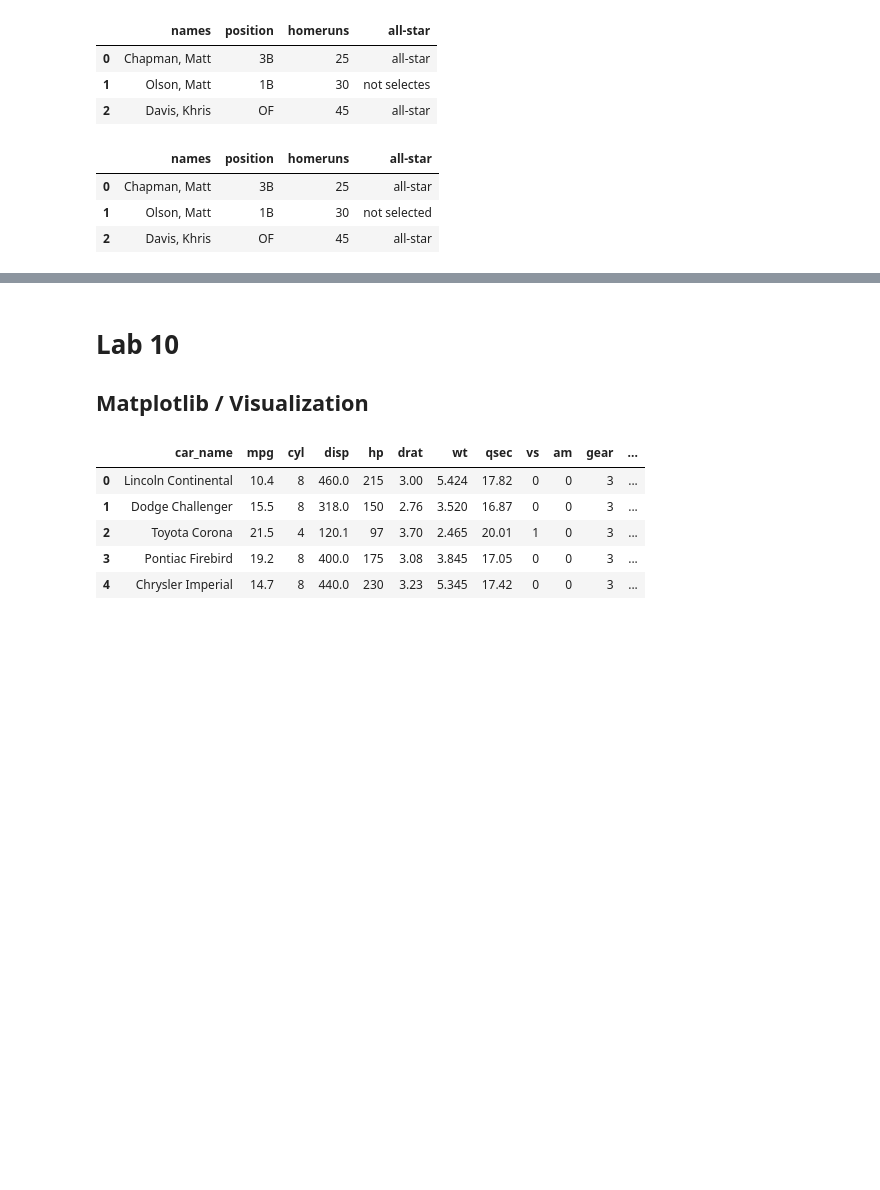
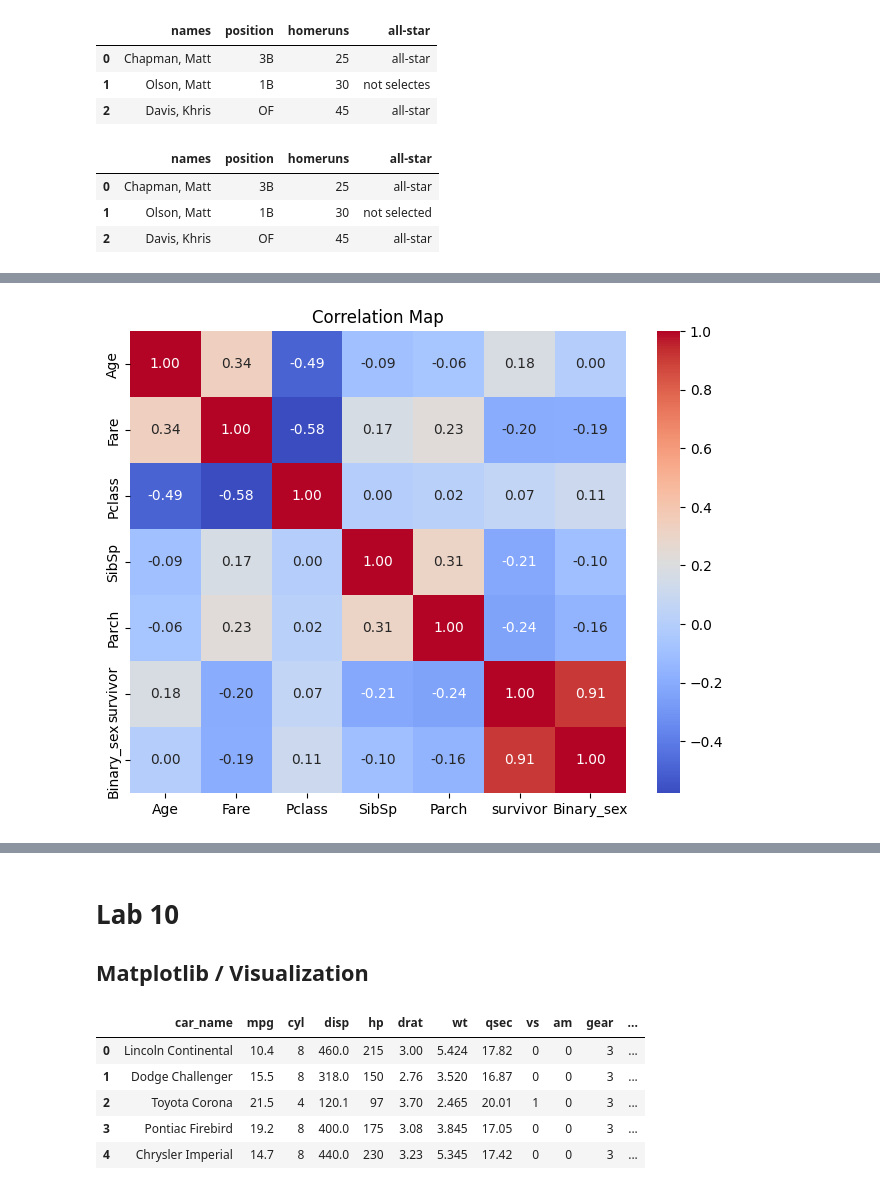
Before and after one commit to YingshenYe/data-manipulation-notes, a Jupyter notebook: Python data-manipulation-notes.ipynb, the cells around one changed output, grey strips where cells are left out. Cells and saved outputs as stored; diff of their text form; code cells hidden in the pictures; blank space fills up the shorter version.

```diff
--- a/Python data-manipulation-notes.ipynb
+++ b/Python data-manipulation-notes.ipynb
@@ -1104,6 +1104,6 @@ df_missing_NA2.fillna(df_missing_NA2.mean())
 # %%
 import pandas as pd
 
-df_titanic = pd.read_csv("Lab 9 Documents/Data/Titanic.csv")
-df_titanic.head()
+df = pd.read_csv("Lab 9 Documents/Data/Titanic.csv")
+df.head()
 # %% [output]
@@ -1215,0 +1294,2 @@ df_players
+# %%
+df['Binary_sex'] = df.Sex.map({"male":1, "female":0})
@@ -1215,0 +1310,84 @@ df_players
+# %%
+def survivor(row):
+    if row['Age'] < 15:
+        return 0
+    elif row['Sex'] == 'female':
+        return 0
+    else:
+        return 1
+
+df['survivor'] = df.apply(survivor, axis=1)
+# %%
+#1
+print('Question 1')
+q1 = df['Fare'].corr(df['Pclass'])
+print('The correlation between Fare and Pclass is',q1)
+
+#2
+
+print('\n'+'Question 2')
+q2 = df[['survivor','Binary_sex']].dropna().corr()
+print('The correlation between survivor and binary sex is',q2)
+
+#3
+
+print('\n'+'Question 3')
+q3 = df['SibSp'].corr(df['Parch'])
+print('The correlation between SibSp and Parch is ',q3)
+
+#4
+print('\n'+'Question 4')
+df_clean = df[['Fare','survivor']].dropna()
+q4 = np.corrcoef(df_clean['Fare'].values,df_clean['survivor'].values)[0,1]
+print('The correlation between Fare and survivor is',q4)
+
+#5 dont understand what unstack() mean
+print('\n'+'Question 5')
+corr_matrix = df[['Age','Fare','Pclass','SibSp','Parch','survivor','Binary_sex']].corr()
+top_corr = corr_matrix.abs().unstack().sort_values(ascending=False)
+print(top_corr)
+
+#6
+print('\n'+'Question 6')
+farelist = []
+survivorlist = []
+for index,row in df.iterrows():
+    fare = row['Fare']
+    survivor = row['survivor']
+    if pd.notna(fare):
+        farelist.append(fare)
+        survivorlist.append(survivor)
+
+q6 = np.corrcoef(farelist,survivorlist)[0,1]
+print('The correlation between Fare and survivor is',q6)
+
+#7
+print('\n'+'Question 7')
+dfcopy = df[(df['Age']<20) & (df['Pclass'] == 1)]
+display(dfcopy[['Age','Name','Pclass']])
+
+#8
+print('\n'+'Question 8')
+import seaborn as sns
+import matplotlib.pyplot as plt
+cols = ['Age', 'Fare', 'Pclass', 'SibSp', 'Parch', 'survivor', 'Binary_sex']
+df_corr = df[cols].corr()
+
+plt.figure(figsize = (8,6))
+sns.heatmap(df_corr, annot = True, cmap = 'coolwarm', fmt= '.2f')
+plt.title('Correlation Map')
+plt.show()
+
+#9
+print('\n'+'Question 9')
+def corr_with(df, target_col):
+    numeric_cols = df.select_dtypes(include=['number']).columns.tolist()
+    numeric_cols = [col for col in numeric_cols if col != target_col]
+    df_clean = df[[target_col]+numeric_cols].dropna()
+    corr_metrix = df_clean.corr()
+    return corr_metrix.loc[target_col]
+
+for target in ['Age', 'Fare']:
+    print(f"\nCorrelation with {target}:")
+    print(corr_with(df, target).sort_values(ascending=False))
+# %% [output]
@@ -1215,0 +1418 @@ df_players
+[figure, added]
```
Also changed, not shown: parts of 6 cells of this notebook.
